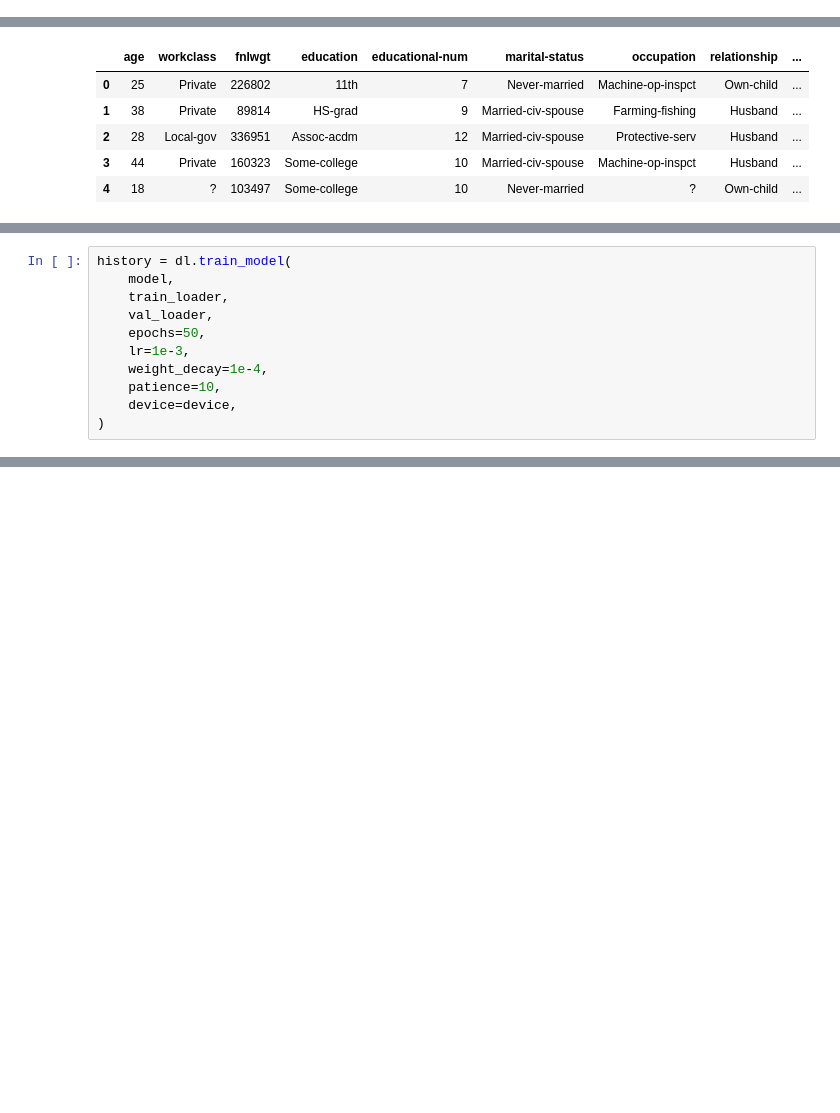
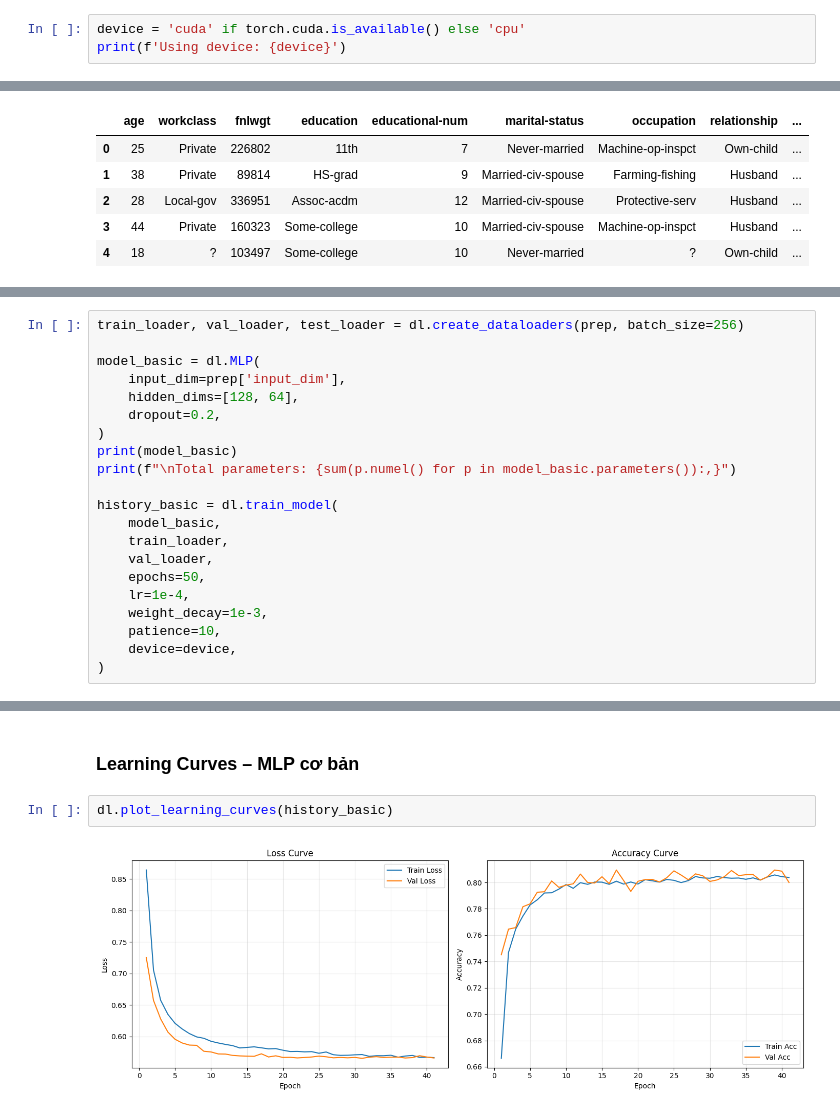
Before and after one commit to Hanne2202/ml-project-group10, a Jupyter notebook: notebooks/04_deep_learning.ipynb, the cells around one changed output, grey strips where cells are left out. Drawn from its saved outputs; the diff is of its cells as text; blank space fills up the shorter version.

```diff
--- a/notebooks/04_deep_learning.ipynb
+++ b/notebooks/04_deep_learning.ipynb
@@ -43,0 +44,3 @@ PyTorch version: 2.10.0+cu126
+# %%
+device = 'cuda' if torch.cuda.is_available() else 'cpu'
+print(f'Using device: {device}')
@@ -170,11 +65,0 @@ Sử dụng:
-# %%
-history = dl.train_model(
-    model,
-    train_loader,
-    val_loader,
-    epochs=50,
-    lr=1e-3,
-    weight_decay=1e-4,
-    patience=10,
-    device=device,
-)
@@ -347,0 +172,21 @@ Summary: {'accuracy': 0.8027, 'precision': 0.5561, 'recall': 0.8708, 'f1_score':
+# %%
+train_loader, val_loader, test_loader = dl.create_dataloaders(prep, batch_size=256)
+
+model_basic = dl.MLP(
+    input_dim=prep['input_dim'],
+    hidden_dims=[128, 64],
+    dropout=0.2,
+)
+print(model_basic)
+print(f"\nTotal parameters: {sum(p.numel() for p in model_basic.parameters()):,}")
+
+history_basic = dl.train_model(
+    model_basic,
+    train_loader,
+    val_loader,
+    epochs=50,
+    lr=1e-4,
+    weight_decay=1e-3,
+    patience=10,
+    device=device,
+)
@@ -347,0 +211,8 @@ Summary: {'accuracy': 0.8027, 'precision': 0.5561, 'recall': 0.8708, 'f1_score':
+# %% [markdown]
+<!-- @format -->
+
+### Learning Curves – MLP cơ bản
+# %%
+dl.plot_learning_curves(history_basic)
+# %% [output]
+[figure, added]
```
Also changed, not shown: parts of 47 cells of this notebook, 12 other files.
